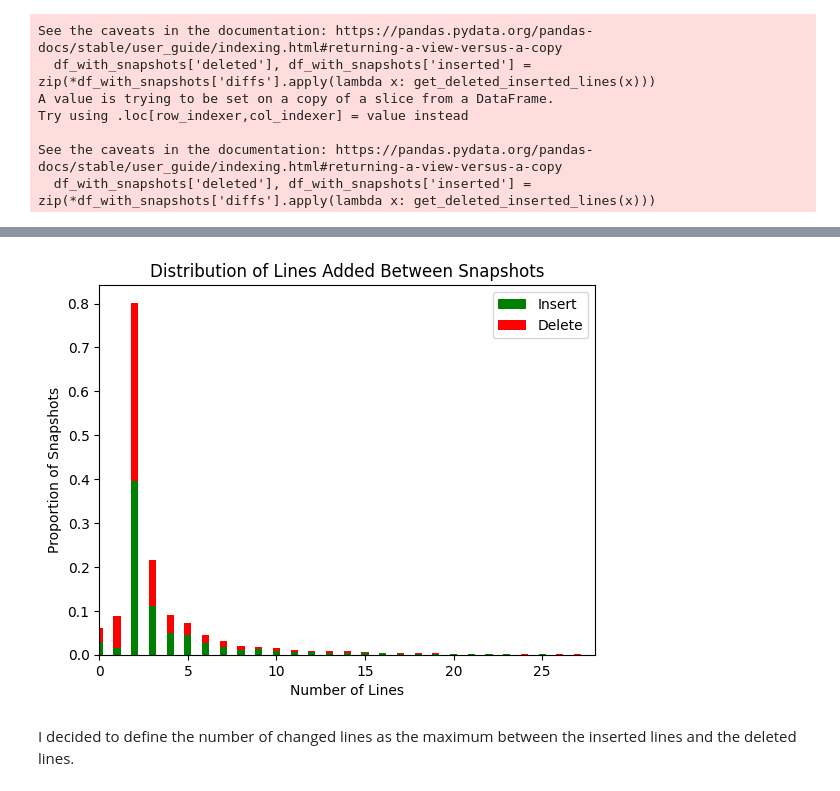
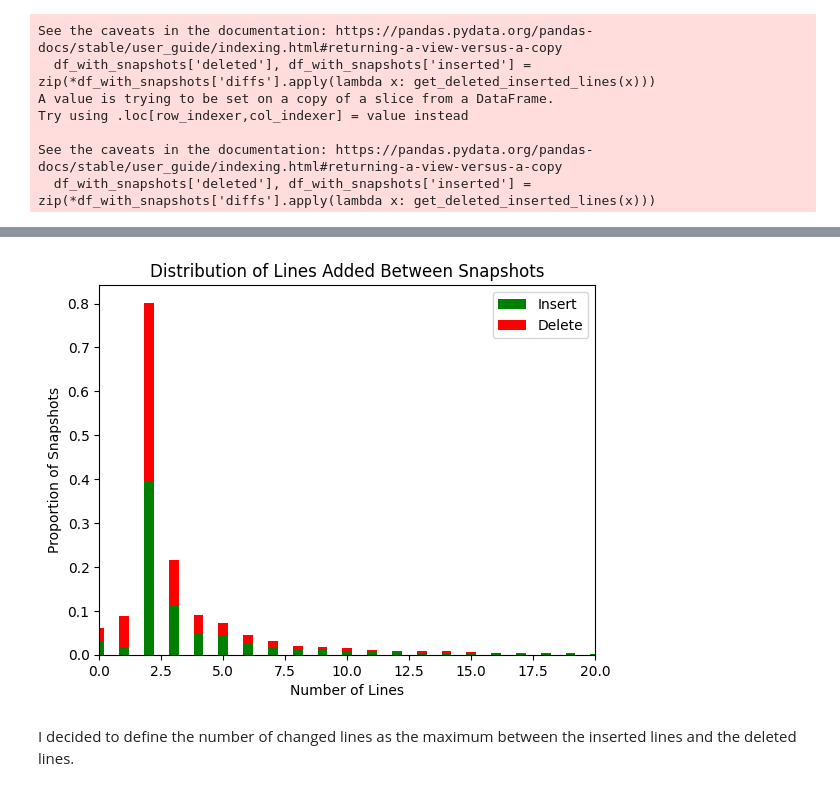
Before and after one commit to nogaschw/Detecting-Struggling-Student-Programmers-using-Proficiency-Taxonomies, a Jupyter notebook: stat_codeworkout.ipynb, the cells around one changed output, grey strips where cells are left out. Drawn from its saved outputs; the diff is of its cells as text; code cells hidden in the pictures.

```diff
--- a/stat_codeworkout.ipynb
+++ b/stat_codeworkout.ipynb
@@ -321,24 +384,24 @@ See the caveats in the documentation: https://pandas.pydata.org/pandas-docs/stab
 # %%
 inserted = df_with_snapshots['inserted'].apply(pd.Series).stack().value_counts().sort_index() / number_of_snapshots
 deleted = df_with_snapshots['deleted'].apply(pd.Series).stack().value_counts().sort_index() / number_of_snapshots
 
 combined_index = inserted.index.union(deleted.index)
 inserted = inserted.reindex(combined_index, fill_value=0)
 deleted = deleted.reindex(combined_index, fill_value=0)
 
 bar_width = 0.4
 
 plt.bar(combined_index, inserted.values, width=bar_width, color='g', label='Insert')
 plt.bar(combined_index, deleted.values, bottom=inserted.values, width=bar_width, color='r', label='Delete')
 
-plt.xlim(0, 28)
+plt.xlim(0, 20)
 plt.title('Distribution of Lines Added Between Snapshots')
 plt.xlabel('Number of Lines')
 plt.ylabel('Proportion of Snapshots')
 plt.legend()
 plt.show()
 # %% [output]
-[figure, old version]
+[figure, new version]
 # %% [markdown]
 I decided to define the number of changed lines as the maximum between the inserted lines and the deleted lines.
 # %%
```
Also changed, not shown: parts of 9 cells of this notebook.
